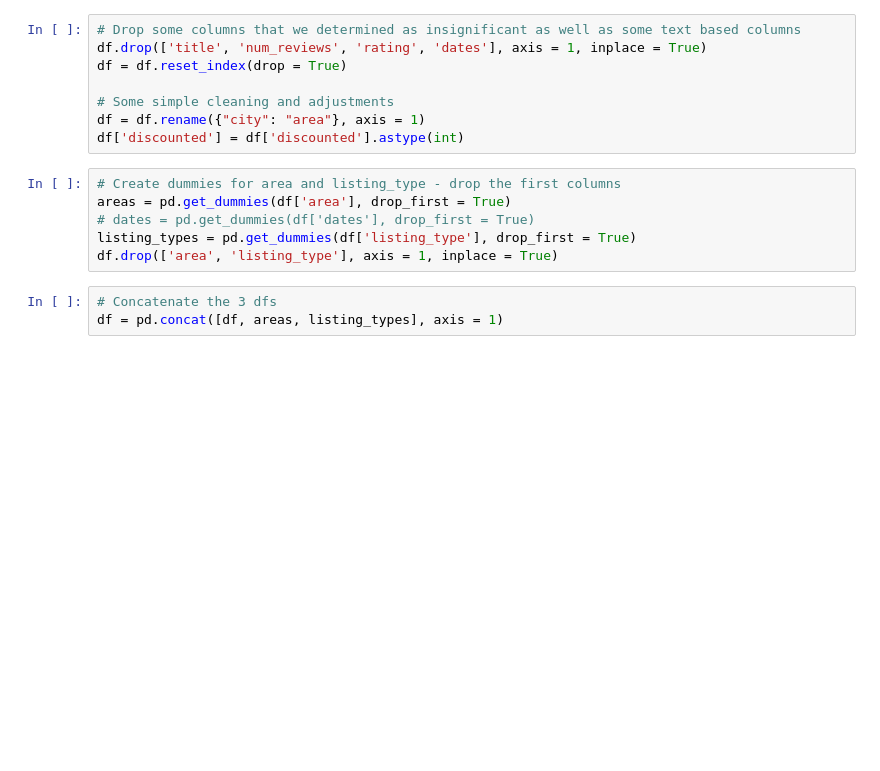
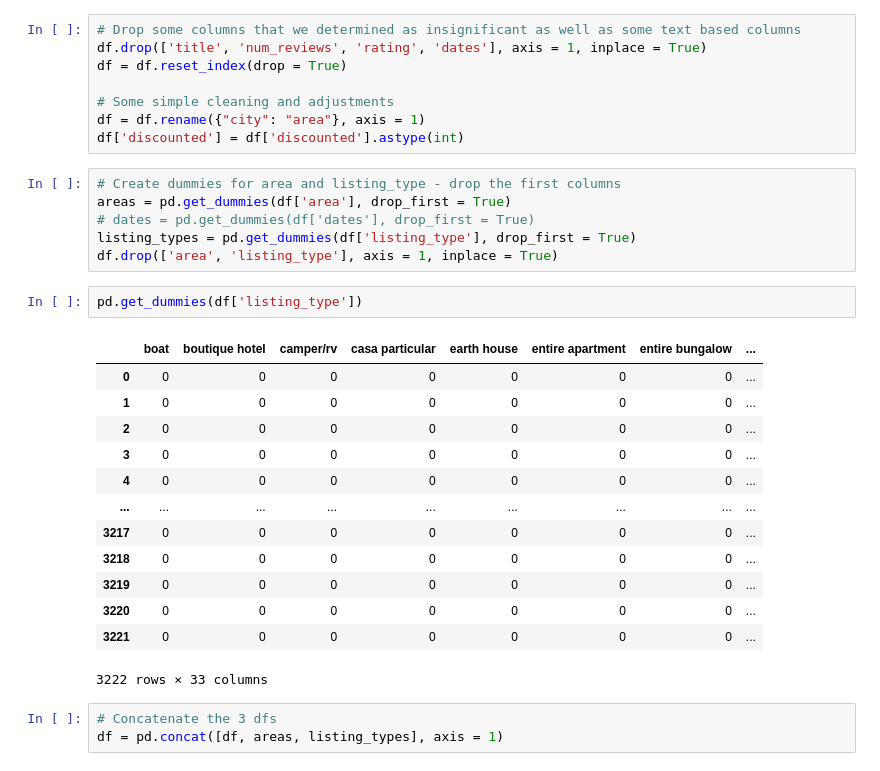
Before and after one commit to naturaljhc/naturalchan-metis, a Jupyter notebook: project2/preprocessingv2.ipynb, the cells around one changed output. Cells and saved outputs as stored; diff of their text form; blank space fills up the shorter version.

```diff
--- a/project2/preprocessingv2.ipynb
+++ b/project2/preprocessingv2.ipynb
@@ -42,6 +42,22 @@ areas = pd.get_dummies(df['area'], drop_first = True)
 # dates = pd.get_dummies(df['dates'], drop_first = True)
 listing_types = pd.get_dummies(df['listing_type'], drop_first = True)
 df.drop(['area', 'listing_type'], axis = 1, inplace = True)
+# %%
+pd.get_dummies(df['listing_type'])
+# %% [output]
+|  | boat | boutique hotel | camper/rv | casa particular | earth house | entire apartment | entire bungalow | ... |
+| 0 | 0 | 0 | 0 | 0 | 0 | 0 | 0 | ... |
+| 1 | 0 | 0 | 0 | 0 | 0 | 0 | 0 | ... |
+| 2 | 0 | 0 | 0 | 0 | 0 | 0 | 0 | ... |
+| 3 | 0 | 0 | 0 | 0 | 0 | 0 | 0 | ... |
+| 4 | 0 | 0 | 0 | 0 | 0 | 0 | 0 | ... |
+| ... | ... | ... | ... | ... | ... | ... | ... | ... |
+| 3217 | 0 | 0 | 0 | 0 | 0 | 0 | 0 | ... |
+| 3218 | 0 | 0 | 0 | 0 | 0 | 0 | 0 | ... |
+| 3219 | 0 | 0 | 0 | 0 | 0 | 0 | 0 | ... |
+| 3220 | 0 | 0 | 0 | 0 | 0 | 0 | 0 | ... |
+| 3221 | 0 | 0 | 0 | 0 | 0 | 0 | 0 | ... |
+3222 rows × 33 columns
 # %%
 # Concatenate the 3 dfs
 df = pd.concat([df, areas, listing_types], axis = 1)
```
Also changed, not shown: 2 other files.
